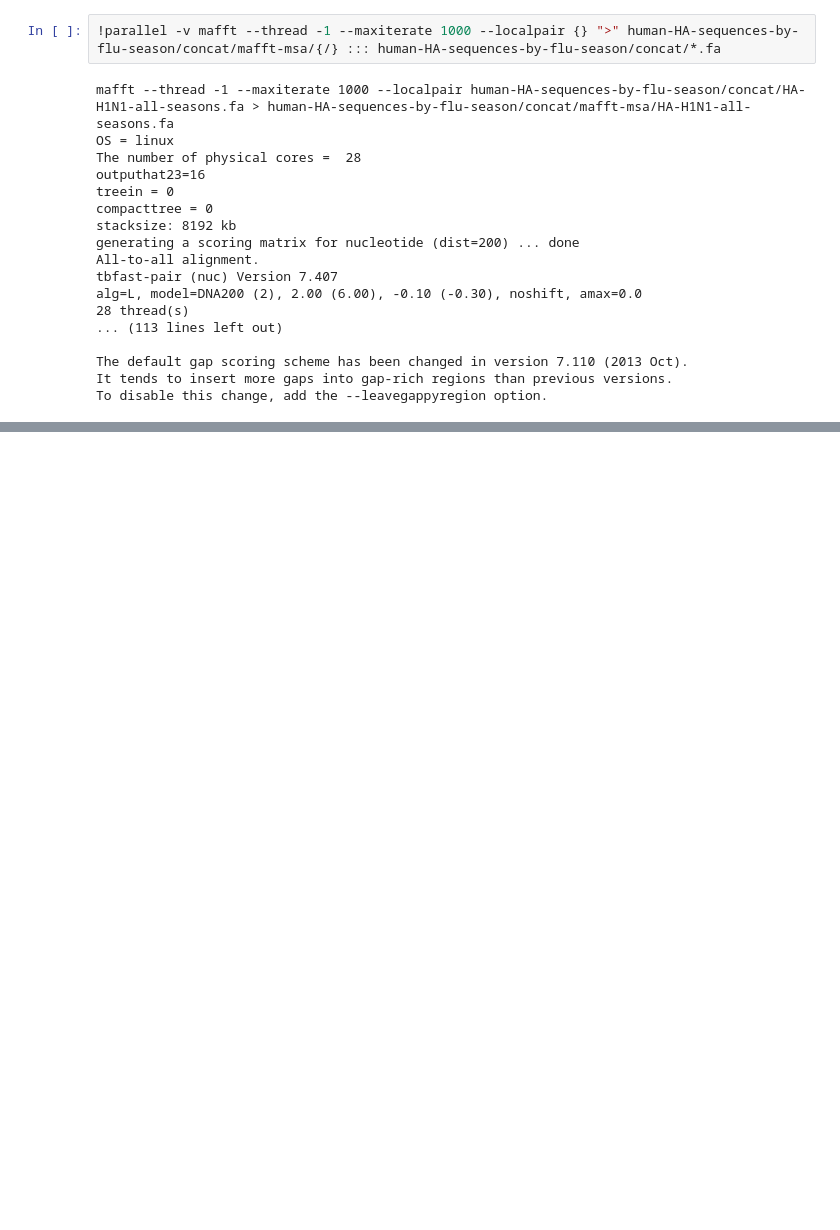
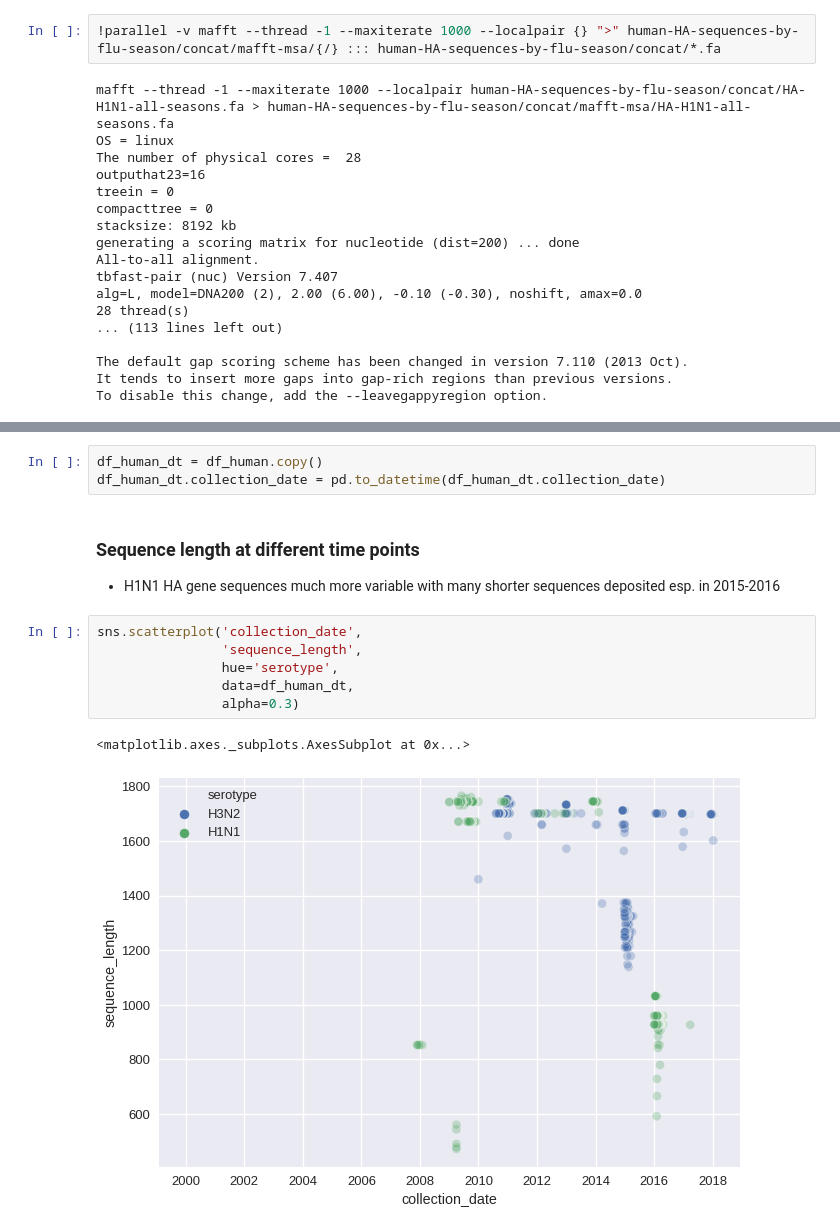
Before and after one commit to peterk87/analysis-of-human-iav-ha-genes, a Jupyter notebook: py-NCBI-IAV-DB-dl-parse-extract-metadata-genbank-records-human-H3N2-H1N1.ipynb, the cells around one changed output, grey strips where cells are left out. Cells and saved outputs as stored; diff of their text form; blank space fills up the shorter version.

```diff
--- a/py-NCBI-IAV-DB-dl-parse-extract-metadata-genbank-records-human-H3N2-H1N1.ipynb
+++ b/py-NCBI-IAV-DB-dl-parse-extract-metadata-genbank-records-human-H3N2-H1N1.ipynb
@@ -504,0 +554,16 @@ To disable this change, add the --leavegappyregion option.
+# %%
+df_human_dt = df_human.copy()
+df_human_dt.collection_date = pd.to_datetime(df_human_dt.collection_date)
+# %% [markdown]
+### Sequence length at different time points
+
+- H1N1 HA gene sequences much more variable with many shorter sequences deposited esp. in 2015-2016
+# %%
+sns.scatterplot('collection_date',
+                'sequence_length',
+                hue='serotype',
+                data=df_human_dt,
+                alpha=0.3)
+# %% [output]
+<matplotlib.axes._subplots.AxesSubplot at 0x...>
+[figure, added]
```
Also changed, not shown: parts of 85 cells of this notebook, 36 other files.
